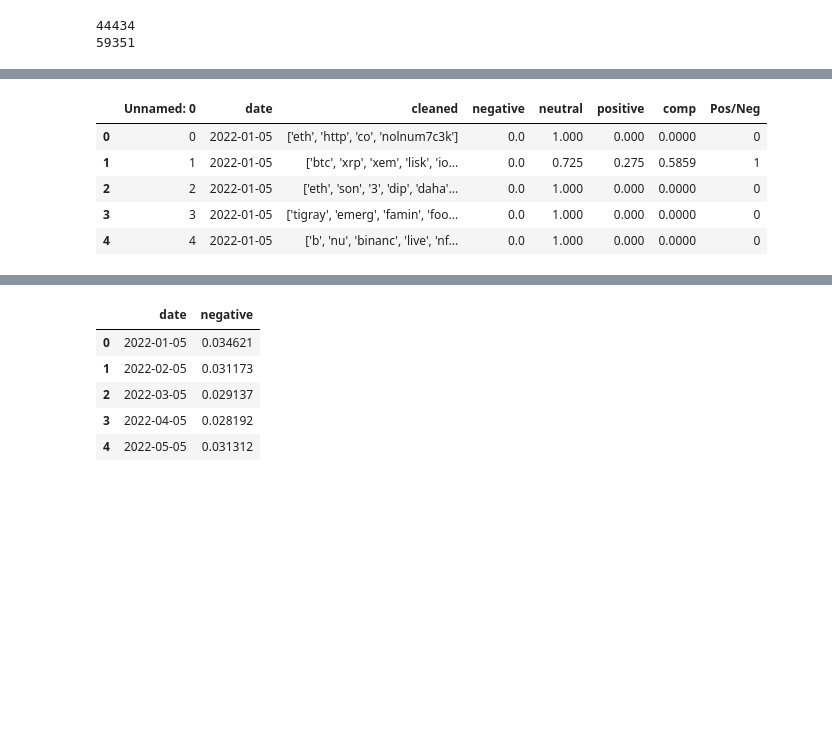
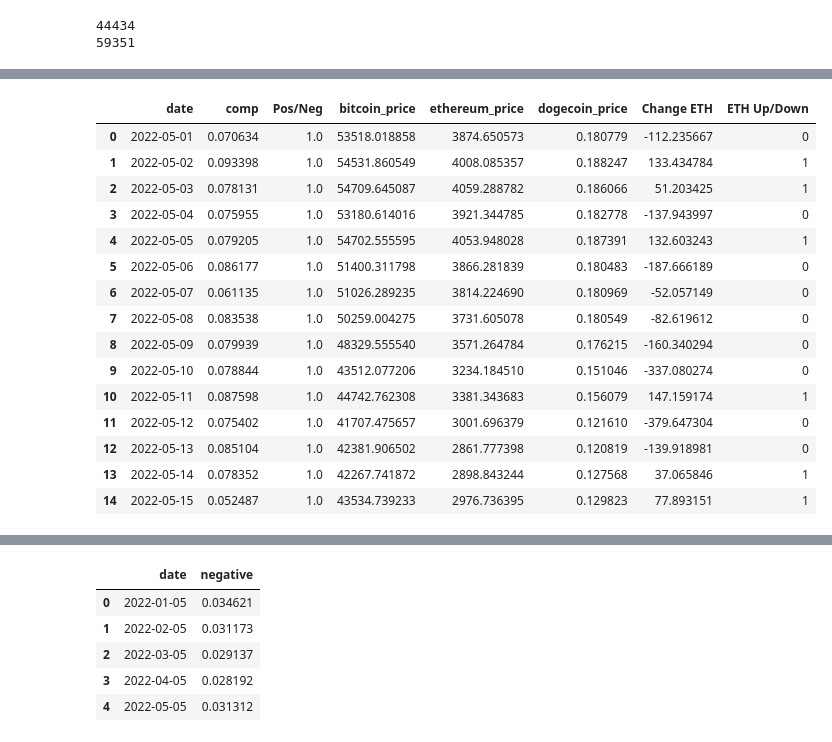
Before and after one commit to Ashlynbh/Crypto_Sentiment_Project, a Jupyter notebook: modelling_CT_Test.ipynb, the cells around one changed output, grey strips where cells are left out. Cells and saved outputs as stored; diff of their text form; code cells hidden in the pictures; blank space fills up the shorter version.

```diff
--- a/modelling_CT_Test.ipynb
+++ b/modelling_CT_Test.ipynb
@@ -70,0 +160,3 @@ plt.imshow(wc2)
+# %%
+crypto['ETH Up/Down'] = np.where(crypto['Change ETH']>0, 1, 0)
+crypto
@@ -71,10 +200,2 @@ plt.imshow(wc2)
 # %%
-eth['Pos/Neg'] = np.where(eth['comp']>0, 1, 0)
-eth.head()
+eth_sentiment['Pos/Neg'] = np.where(eth_sentiment['comp']>0, 1, 0)
-# %% [output]
-|  | Unnamed: 0 | date | cleaned | negative | neutral | positive | comp | Pos/Neg |
-| 0 | 0 | 2022-01-05 | ['eth', 'http', 'co', 'nolnum7c3k'] | 0.0 | 1.000 | 0.000 | 0.0000 | 0 |
-| 1 | 1 | 2022-01-05 | ['btc', 'xrp', 'xem', 'lisk', 'io... | 0.0 | 0.725 | 0.275 | 0.5859 | 1 |
-| 2 | 2 | 2022-01-05 | ['eth', 'son', '3', 'dip', 'daha'... | 0.0 | 1.000 | 0.000 | 0.0000 | 0 |
-| 3 | 3 | 2022-01-05 | ['tigray', 'emerg', 'famin', 'foo... | 0.0 | 1.000 | 0.000 | 0.0000 | 0 |
-| 4 | 4 | 2022-01-05 | ['b', 'nu', 'binanc', 'live', 'nf... | 0.0 | 1.000 | 0.000 | 0.0000 | 0 |
@@ -80,0 +204,19 @@ eth.head()
+# %%
+eth_sentiment_move.dropna(subset=['comp'])
+# %% [output]
+|  | date | comp | Pos/Neg | bitcoin_price | ethereum_price | dogecoin_price | Change ETH | ETH Up/Down |
+| 0 | 2022-05-01 | 0.070634 | 1.0 | 53518.018858 | 3874.650573 | 0.180779 | -112.235667 | 0 |
+| 1 | 2022-05-02 | 0.093398 | 1.0 | 54531.860549 | 4008.085357 | 0.188247 | 133.434784 | 1 |
+| 2 | 2022-05-03 | 0.078131 | 1.0 | 54709.645087 | 4059.288782 | 0.186066 | 51.203425 | 1 |
+| 3 | 2022-05-04 | 0.075955 | 1.0 | 53180.614016 | 3921.344785 | 0.182778 | -137.943997 | 0 |
+| 4 | 2022-05-05 | 0.079205 | 1.0 | 54702.555595 | 4053.948028 | 0.187391 | 132.603243 | 1 |
+| 5 | 2022-05-06 | 0.086177 | 1.0 | 51400.311798 | 3866.281839 | 0.180483 | -187.666189 | 0 |
+| 6 | 2022-05-07 | 0.061135 | 1.0 | 51026.289235 | 3814.224690 | 0.180969 | -52.057149 | 0 |
+| 7 | 2022-05-08 | 0.083538 | 1.0 | 50259.004275 | 3731.605078 | 0.180549 | -82.619612 | 0 |
+| 8 | 2022-05-09 | 0.079939 | 1.0 | 48329.555540 | 3571.264784 | 0.176215 | -160.340294 | 0 |
+| 9 | 2022-05-10 | 0.078844 | 1.0 | 43512.077206 | 3234.184510 | 0.151046 | -337.080274 | 0 |
+| 10 | 2022-05-11 | 0.087598 | 1.0 | 44742.762308 | 3381.343683 | 0.156079 | 147.159174 | 1 |
+| 11 | 2022-05-12 | 0.075402 | 1.0 | 41707.475657 | 3001.696379 | 0.121610 | -379.647304 | 0 |
+| 12 | 2022-05-13 | 0.085104 | 1.0 | 42381.906502 | 2861.777398 | 0.120819 | -139.918981 | 0 |
+| 13 | 2022-05-14 | 0.078352 | 1.0 | 42267.741872 | 2898.843244 | 0.127568 | 37.065846 | 1 |
+| 14 | 2022-05-15 | 0.052487 | 1.0 | 43534.739233 | 2976.736395 | 0.129823 | 77.893151 | 1 |
```
Also changed, not shown: parts of 26 cells of this notebook, 1 other file.
